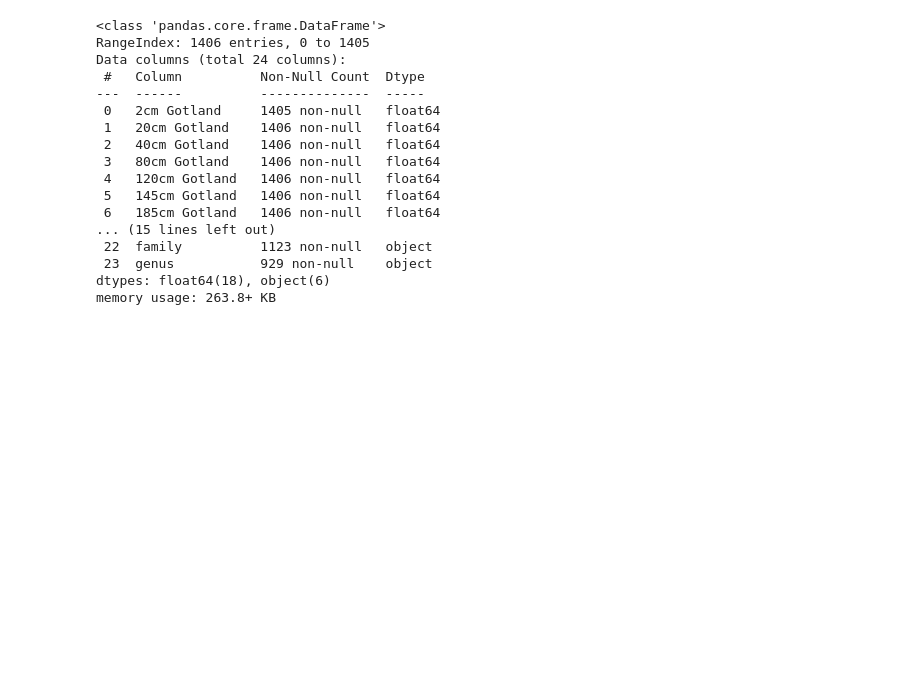
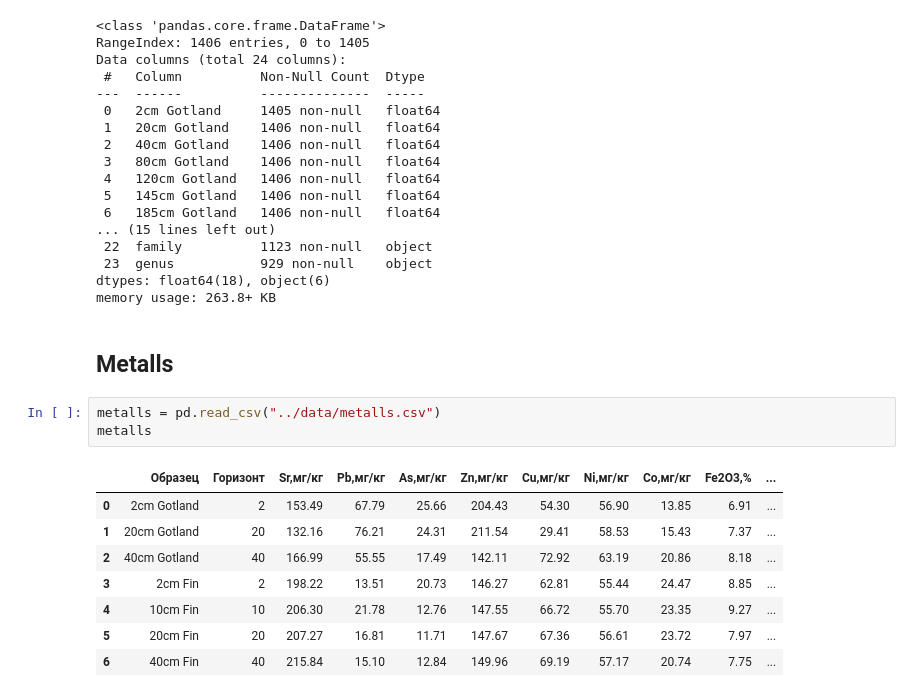
Before and after one commit to kpotoh/valerik, a Jupyter notebook: notebooks/raw2csv.ipynb, the cells around one changed output. Saved outputs shown, nothing was run; the diff lists cells and outputs as text; blank space fills up the shorter version.

Commit message:
added metalls

```diff
--- a/notebooks/raw2csv.ipynb
+++ b/notebooks/raw2csv.ipynb
@@ -209,3 +209,17 @@ Data columns (total 24 columns):
  23  genus           929 non-null    object
 dtypes: float64(18), object(6)
 memory usage: 263.8+ KB
+# %% [markdown]
+## Metalls
+# %%
+metalls = pd.read_csv("../data/metalls.csv")
+metalls
+# %% [output]
+|  | Образец | Горизонт | Sr,мг/кг | Pb,мг/кг | As,мг/кг | Zn,мг/кг | Cu,мг/кг | Ni,мг/кг | Co,мг/кг | Fe2O3,% | ... |
+| 0 | 2cm Gotland | 2 | 153.49 | 67.79 | 25.66 | 204.43 | 54.30 | 56.90 | 13.85 | 6.91 | ... |
+| 1 | 20cm Gotland | 20 | 132.16 | 76.21 | 24.31 | 211.54 | 29.41 | 58.53 | 15.43 | 7.37 | ... |
+| 2 | 40cm Gotland | 40 | 166.99 | 55.55 | 17.49 | 142.11 | 72.92 | 63.19 | 20.86 | 8.18 | ... |
+| 3 | 2cm Fin | 2 | 198.22 | 13.51 | 20.73 | 146.27 | 62.81 | 55.44 | 24.47 | 8.85 | ... |
+| 4 | 10cm Fin | 10 | 206.30 | 21.78 | 12.76 | 147.55 | 66.72 | 55.70 | 23.35 | 9.27 | ... |
+| 5 | 20cm Fin | 20 | 207.27 | 16.81 | 11.71 | 147.67 | 67.36 | 56.61 | 23.72 | 7.97 | ... |
+| 6 | 40cm Fin | 40 | 215.84 | 15.10 | 12.84 | 149.96 | 69.19 | 57.17 | 20.74 | 7.75 | ... |
```
Also changed, not shown: parts of 1 cell of this notebook, 4 other files.
